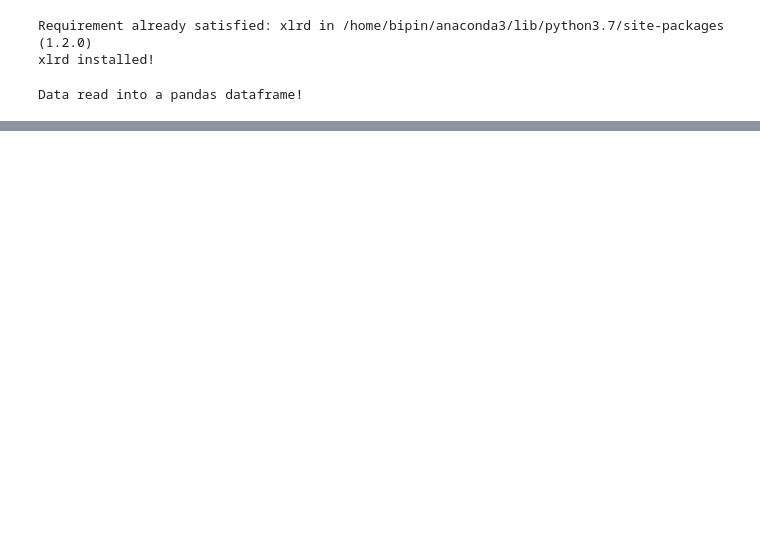
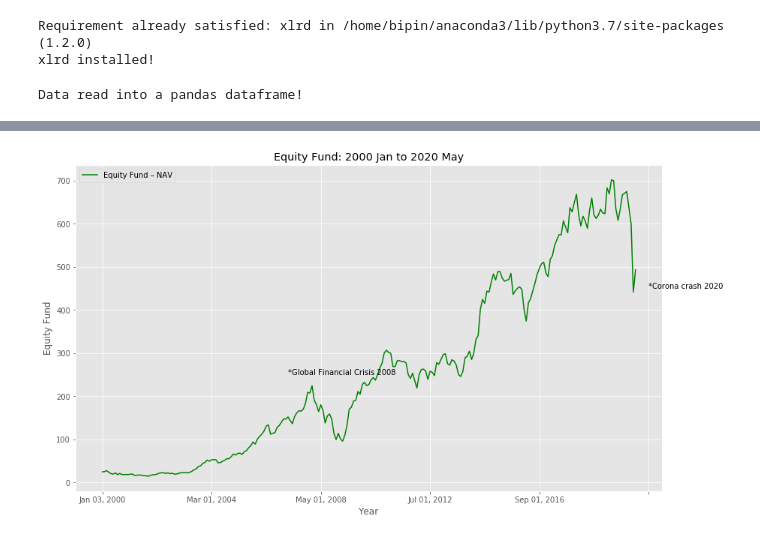
Before and after one commit to bipinr8/Four-percent-rule-India, a Jupyter notebook: Retirement_MF_Analysis.ipynb, the cells around one changed output, grey strips where cells are left out. Cells and saved outputs as stored; diff of their text form; code cells hidden in the pictures; blank space fills up the shorter version.

```diff
--- a/Retirement_MF_Analysis.ipynb
+++ b/Retirement_MF_Analysis.ipynb
@@ -136,0 +146,17 @@ monthly_income
+# %%
+# Graph to plot Equity fund NAV
+
+# creating new dataframe graphdf with 2 columns Date and Nifty
+graphdf=df_data[['Date','Equity Fund – NAV']]
+
+# plotting the line chart with 'Date' as X axis
+graphdf.set_index('Date').plot(kind='line',figsize=(14,8),color='green')
+plt.title('Equity Fund: 2000 Jan to 2020 May')
+plt.xlabel('Year')
+plt.ylabel('Equity Fund')
+plt.text(85,250,'*Global Financial Crisis 2008')
+plt.text(250,450,'*Corona crash 2020')
+plt.savefig('pic02.png')
+plt.show()
+# %% [output]
+[figure, added]
```
Also changed, not shown: parts of 8 cells of this notebook, 1 other file.
